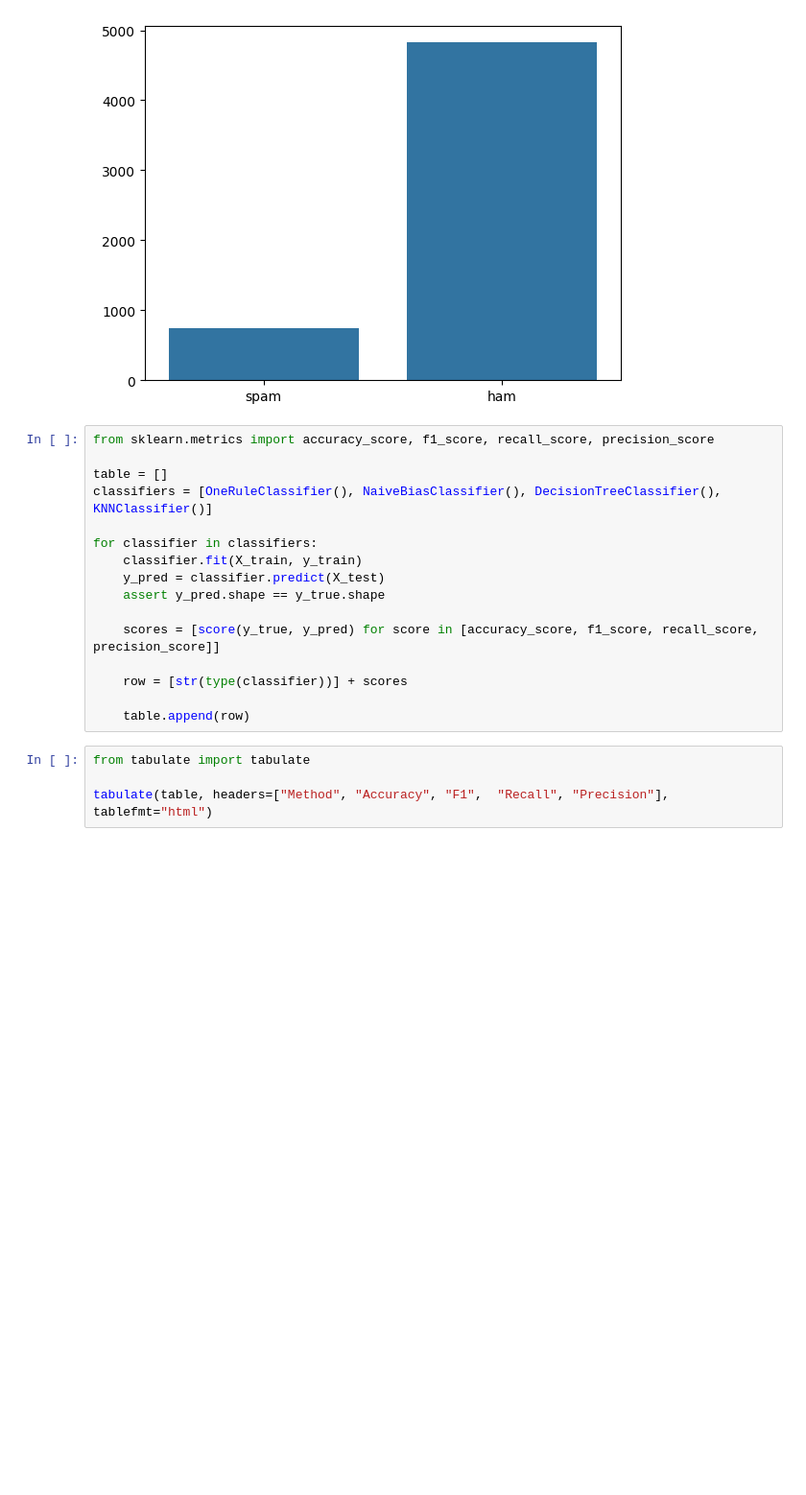
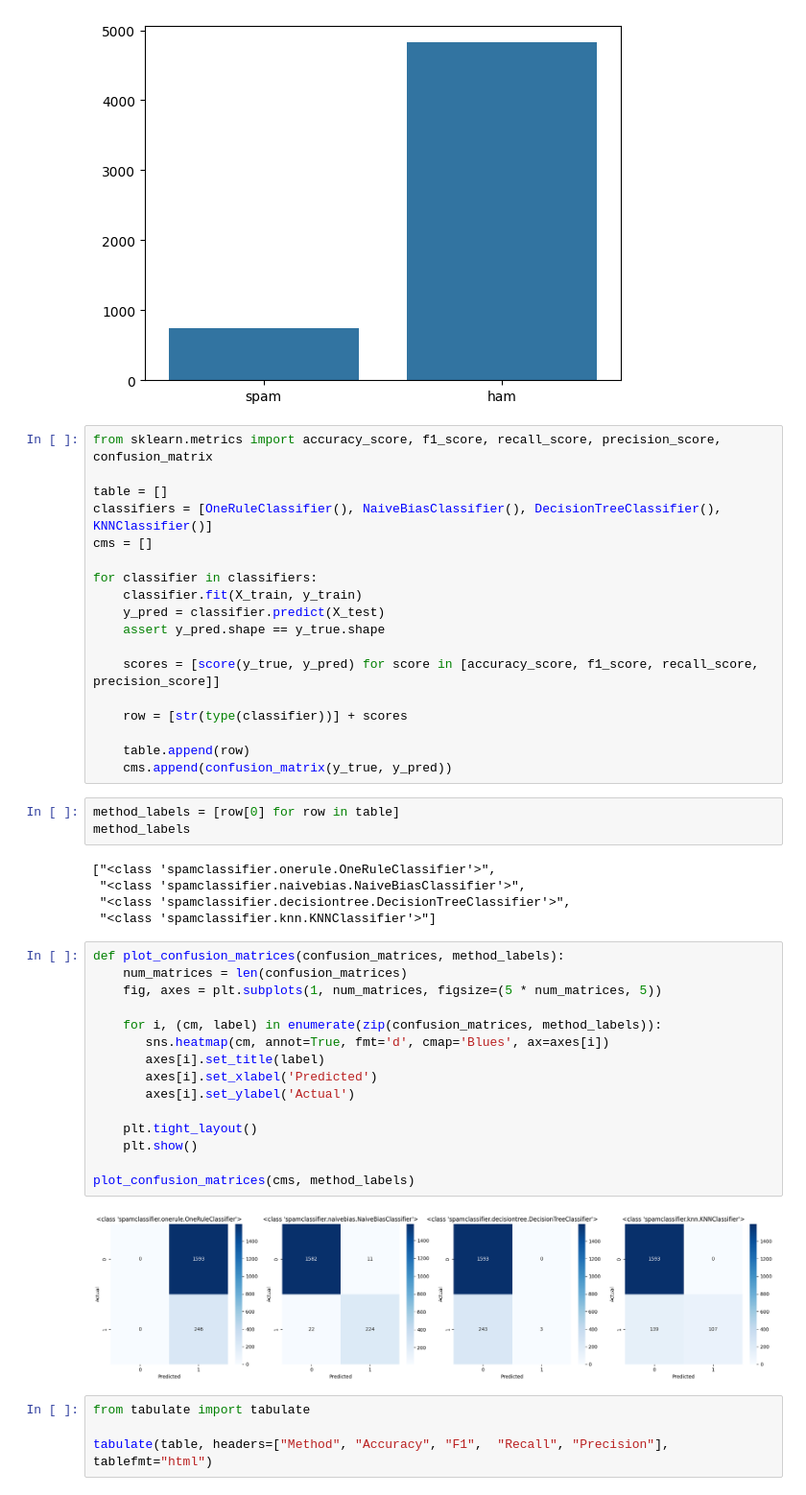
Before and after one commit to Velnbur/spam-ham-ml-classifiers, a Jupyter notebook: Classifiers.ipynb, the cells around one changed output. Shown: that part at 96% size. Cells and saved outputs as stored; diff of their text form; blank space fills up the shorter version.

Commit message:
add confusion matrixes

```diff
--- a/Classifiers.ipynb
+++ b/Classifiers.ipynb
@@ -46,10 +46,11 @@ sns.barplot({"spam": len(X[y == "spam"]), "ham": len(X[y == "ham"])})
 <Axes: >
 [figure]
 # %%
-from sklearn.metrics import accuracy_score, f1_score, recall_score, precision_score
+from sklearn.metrics import accuracy_score, f1_score, recall_score, precision_score, confusion_matrix
 
 table = []
 classifiers = [OneRuleClassifier(), NaiveBiasClassifier(), DecisionTreeClassifier(), KNNClassifier()]
+cms = []
 
 for classifier in classifiers:
     classifier.fit(X_train, y_train)
@@ -61,6 +62,32 @@ for classifier in classifiers:
     row = [str(type(classifier))] + scores
 
     table.append(row)
+    cms.append(confusion_matrix(y_true, y_pred))
+# %%
+method_labels = [row[0] for row in table]
+method_labels
+# %% [output]
+["<class 'spamclassifier.onerule.OneRuleClassifier'>",
+ "<class 'spamclassifier.naivebias.NaiveBiasClassifier'>",
+ "<class 'spamclassifier.decisiontree.DecisionTreeClassifier'>",
+ "<class 'spamclassifier.knn.KNNClassifier'>"]
+# %%
+def plot_confusion_matrices(confusion_matrices, method_labels):
+    num_matrices = len(confusion_matrices)
+    fig, axes = plt.subplots(1, num_matrices, figsize=(5 * num_matrices, 5))
+
+    for i, (cm, label) in enumerate(zip(confusion_matrices, method_labels)):
+       sns.heatmap(cm, annot=True, fmt='d', cmap='Blues', ax=axes[i])
+       axes[i].set_title(label)
+       axes[i].set_xlabel('Predicted')
+       axes[i].set_ylabel('Actual')
+
+    plt.tight_layout()
+    plt.show()
+
+plot_confusion_matrices(cms, method_labels)
+# %% [output]
+[figure, added]
 # %%
 from tabulate import tabulate
 
```
Also changed, not shown: 2 other files.
